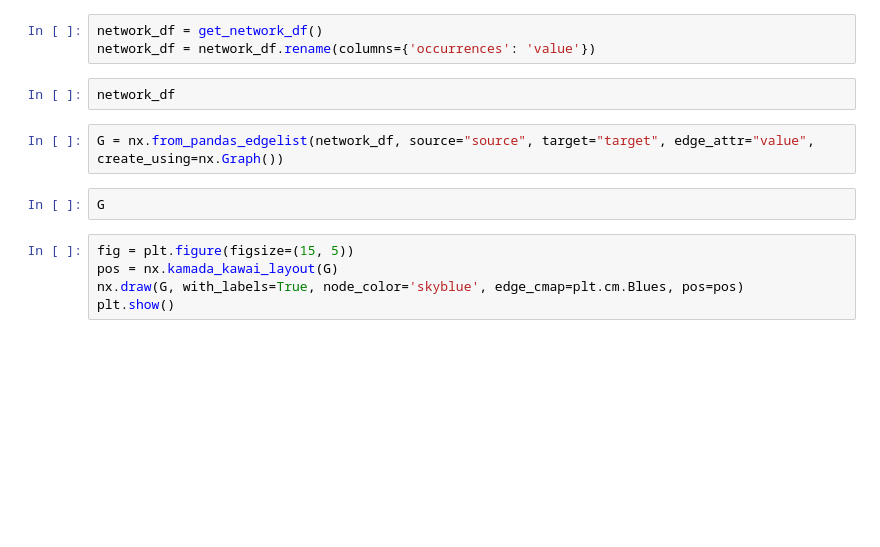
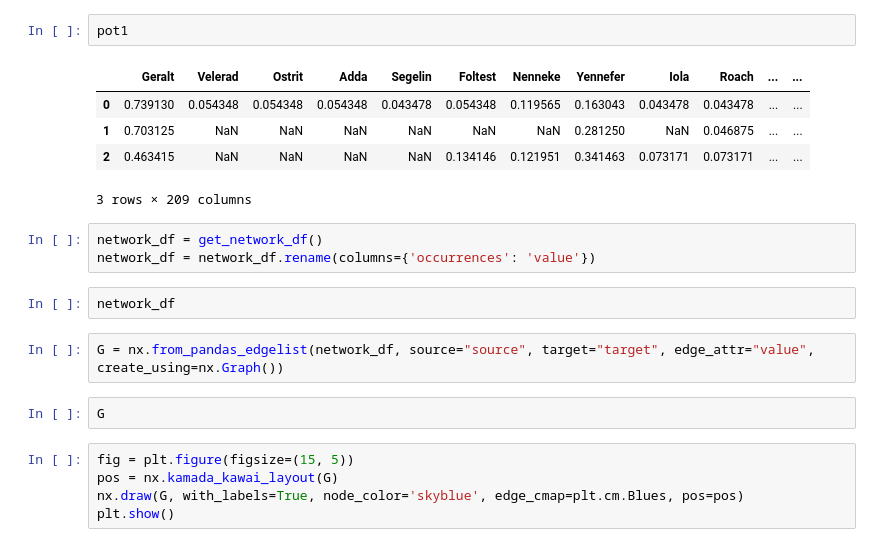
Before and after one commit to mateusb12/WitcherAnalysis, a Jupyter notebook: processing/relationships.ipynb, the cells around one changed output. Saved outputs shown, nothing was run; the diff lists cells and outputs as text; blank space fills up the shorter version.

```diff
--- a/processing/relationships.ipynb
+++ b/processing/relationships.ipynb
@@ -39,3 +40,11 @@ npl.net.show("witcher.html")
+# %%
+pot1
+# %% [output]
+|  | Geralt | Velerad | Ostrit | Adda | Segelin | Foltest | Nenneke | Yennefer | Iola | Roach | ... | ... |
+| 0 | 0.739130 | 0.054348 | 0.054348 | 0.054348 | 0.043478 | 0.054348 | 0.119565 | 0.163043 | 0.043478 | 0.043478 | ... | ... |
+| 1 | 0.703125 | NaN | NaN | NaN | NaN | NaN | NaN | 0.281250 | NaN | 0.046875 | ... | ... |
+| 2 | 0.463415 | NaN | NaN | NaN | NaN | 0.134146 | 0.121951 | 0.341463 | 0.073171 | 0.073171 | ... | ... |
+3 rows × 209 columns
 # %%
 network_df = get_network_df()
 network_df = network_df.rename(columns={'occurrences': 'value'})
```
Also changed, not shown: parts of 7 cells of this notebook, 4 other files.
